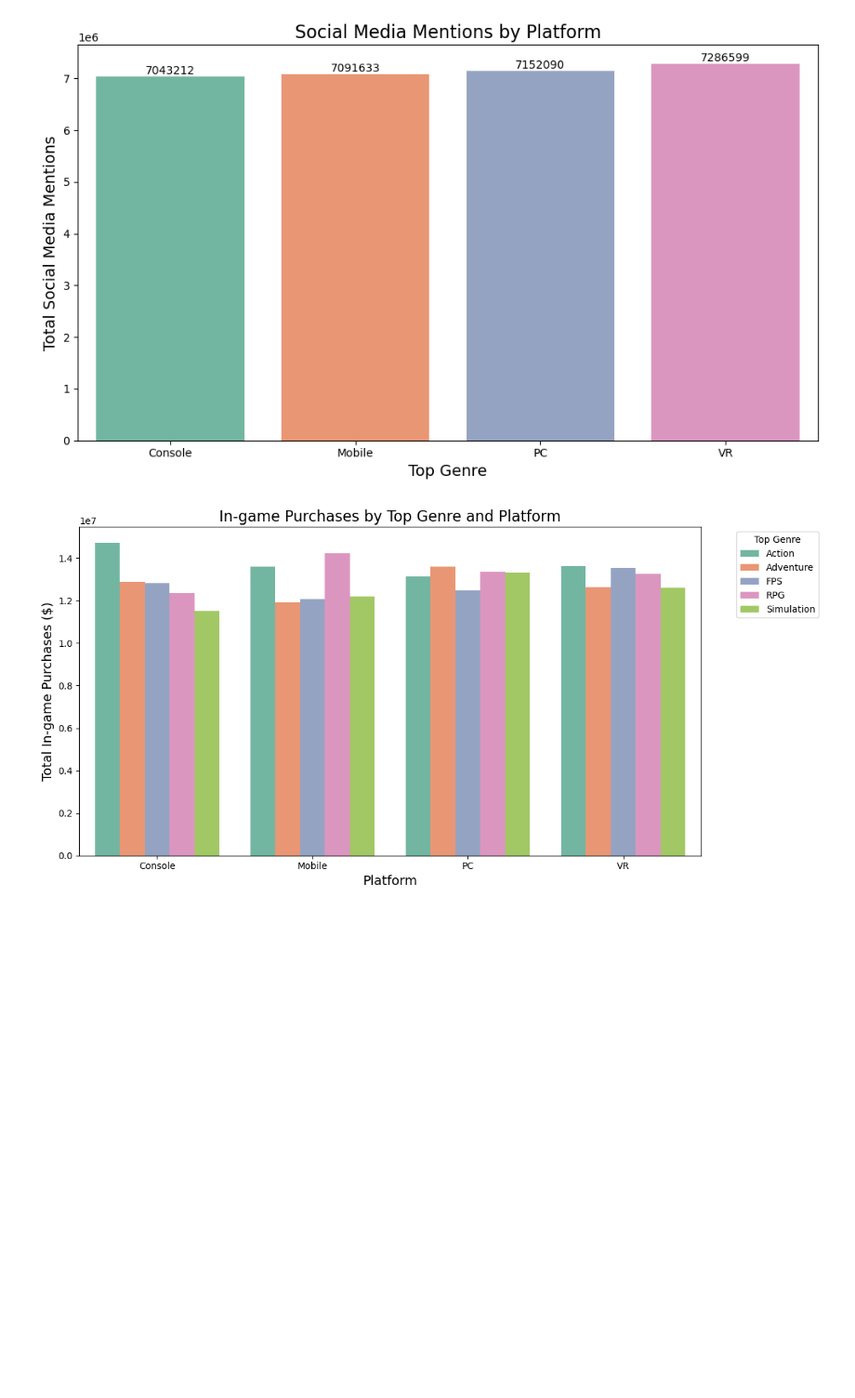
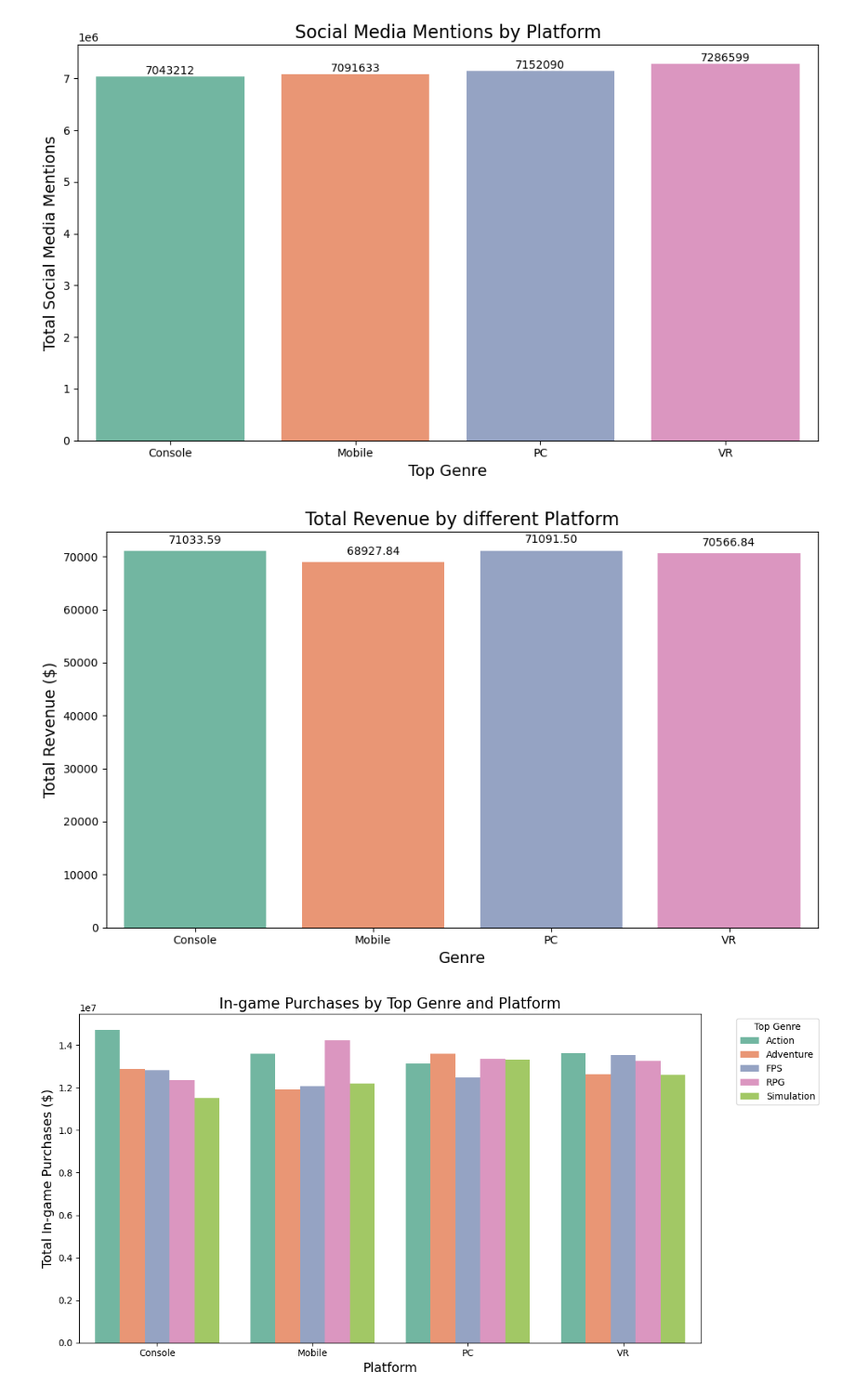
Before and after one commit to JACK6185555/NumPy, a Jupyter notebook: Project/Gaming_Trends.ipynb, the cells around one changed output. Shown at 93% size. Cells and saved outputs as stored; diff of their text form; code cells hidden in the pictures; blank space fills up the shorter version.

```diff
--- a/Project/Gaming_Trends.ipynb
+++ b/Project/Gaming_Trends.ipynb
@@ -94,6 +176,25 @@ plt.tight_layout()
 plt.show()
 # %% [output]
 [figure]
+# %%
+genre_revenue = df.groupby('Platform')['Revenue ($)'].mean().reset_index()
+
+plt.figure(figsize=(10, 6))
+sns.barplot(data=genre_revenue, x='Platform', y='Revenue ($)', palette='Set2')
+
+plt.title('Total Revenue by different Platform', fontsize=16)
+plt.xlabel('Genre', fontsize=14)
+plt.ylabel('Total Revenue ($)', fontsize=14)
+
+for index, row in genre_revenue.iterrows():
+    plt.text(index, row['Revenue ($)'] + 1000,
+             f'{row["Revenue ($)"]:.2f}',
+             ha='center', va='bottom')
+
+plt.tight_layout()
+plt.show()
+# %% [output]
+[figure, added]
 # %%
 genre_platform_purchases = df.groupby(['Top Genre', 'Platform'])['In-game Purchases ($)'].sum().reset_index()
 
```
Also changed, not shown: parts of 12 cells of this notebook, 4 other files.
